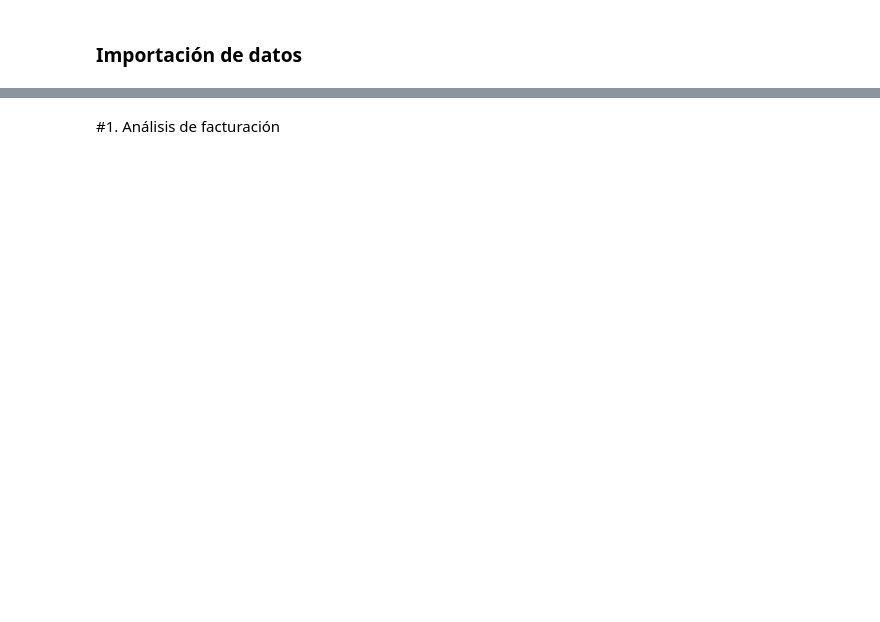
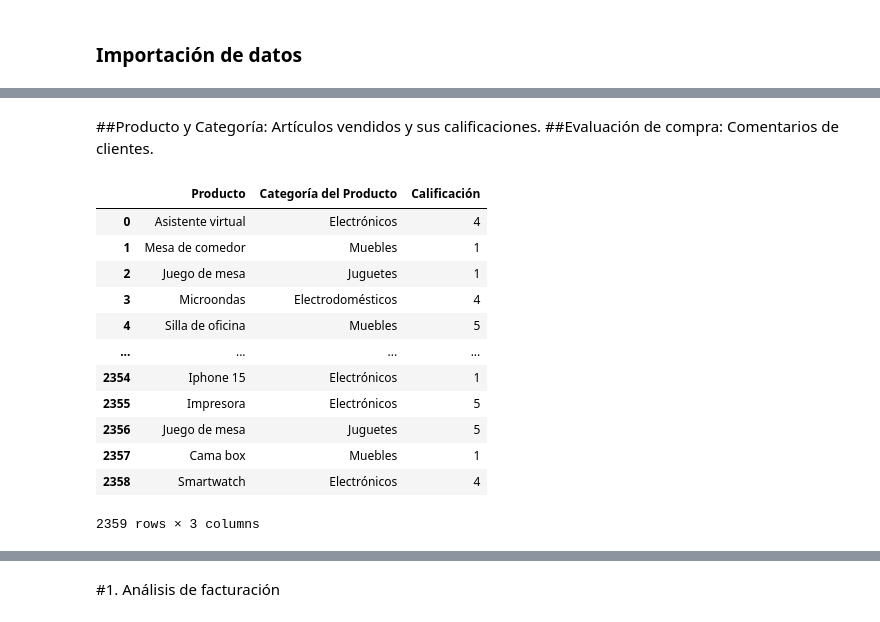
Before and after one commit to Yaaxek/Alura_Store, a Jupyter notebook: AluraStoreLatam.ipynb, the cells around one changed output, grey strips where cells are left out. Drawn from its saved outputs; the diff is of its cells as text; code cells hidden in the pictures; blank space fills up the shorter version.

```diff
--- a/AluraStoreLatam.ipynb
+++ b/AluraStoreLatam.ipynb
@@ -25,0 +51,20 @@ tienda.head()
+# %% [markdown]
+##Producto y Categoría: Artículos vendidos y sus calificaciones.
+##Evaluación de compra: Comentarios de clientes.
+# %%
+producto_categoria=tienda[['Producto','Categoría del Producto','Calificación']]
+producto_categoria
+# %% [output]
+|  | Producto | Categoría del Producto | Calificación |
+| 0 | Asistente virtual | Electrónicos | 4 |
+| 1 | Mesa de comedor | Muebles | 1 |
+| 2 | Juego de mesa | Juguetes | 1 |
+| 3 | Microondas | Electrodomésticos | 4 |
+| 4 | Silla de oficina | Muebles | 5 |
+| ... | ... | ... | ... |
+| 2354 | Iphone 15 | Electrónicos | 1 |
+| 2355 | Impresora | Electrónicos | 5 |
+| 2356 | Juego de mesa | Juguetes | 5 |
+| 2357 | Cama box | Muebles | 1 |
+| 2358 | Smartwatch | Electrónicos | 4 |
+2359 rows × 3 columns
```
Also changed, not shown: parts of 18 cells of this notebook.
